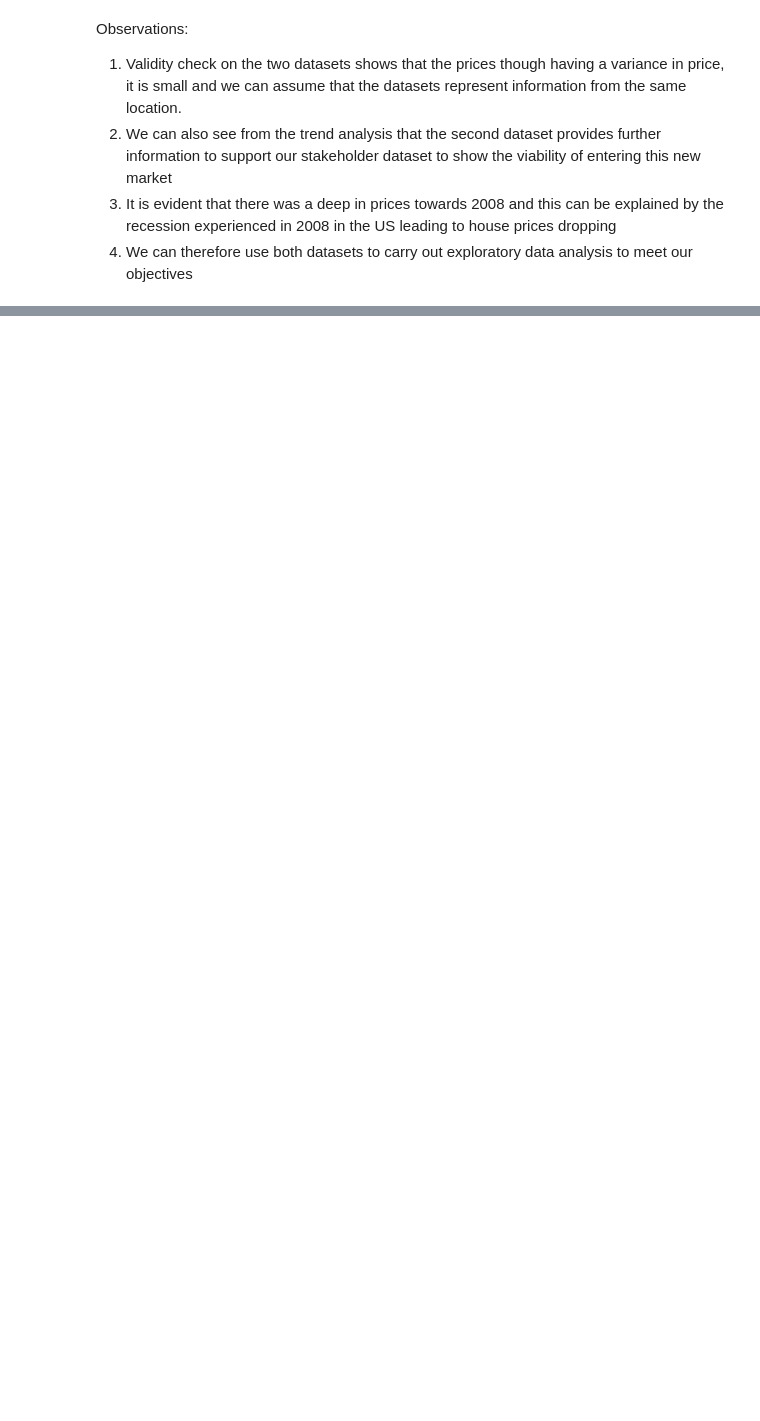
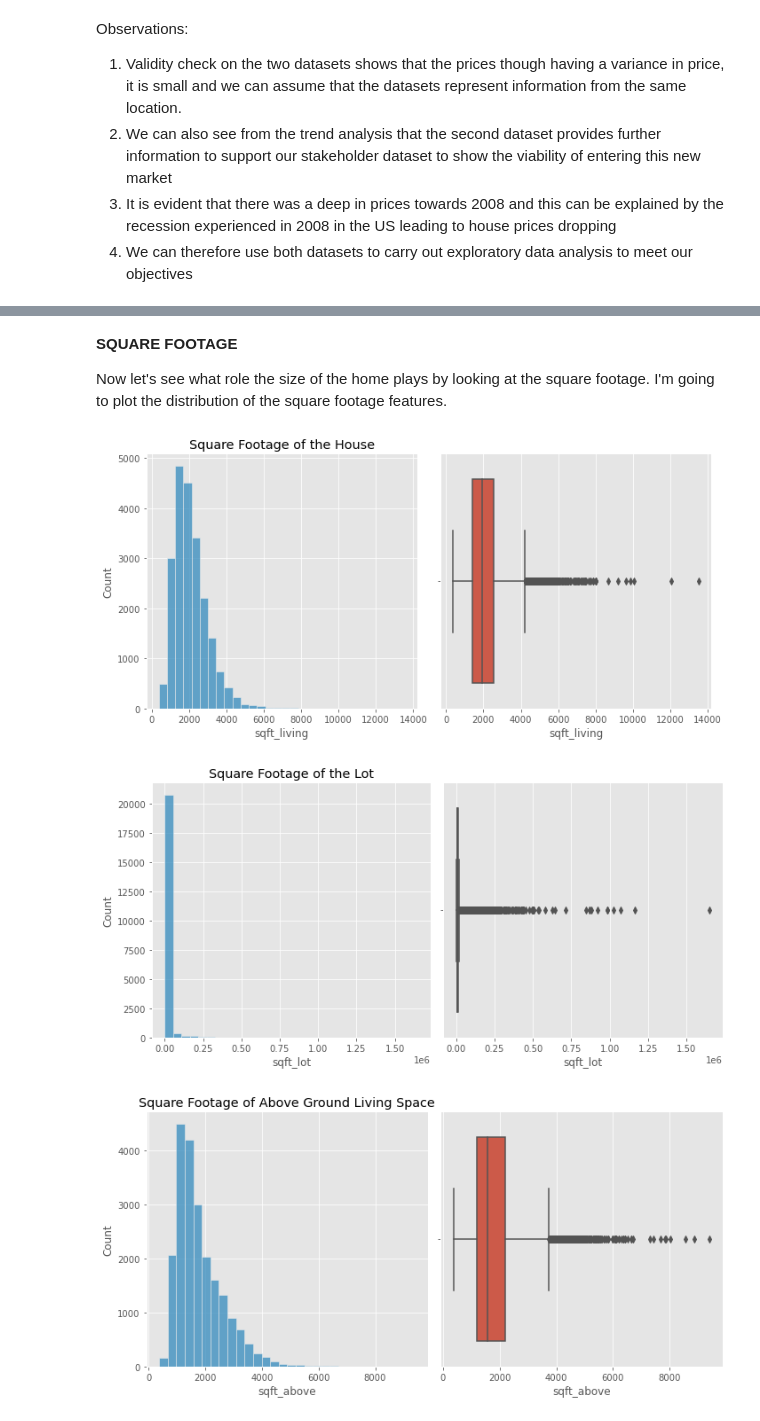
Before and after one commit to Judykoech/Phase2--Group1-Project, a Jupyter notebook: student.ipynb, the cells around one changed output, grey strips where cells are left out. Saved outputs shown, nothing was run; the diff lists cells and outputs as text; code cells hidden in the pictures; blank space fills up the shorter version.

```diff
--- a/student.ipynb
+++ b/student.ipynb
@@ -1092,0 +1457,31 @@ Observations:
+# %% [markdown]
+**SQUARE FOOTAGE**
+
+Now let's see what role the size of the home plays by looking at the square footage. I'm going to plot the distribution of the square footage features.
+# %%
+
+
+# Assuming king_county_df is your DataFrame and it has been properly cleaned and preprocessed
+features = ['sqft_living', 'sqft_lot', 'sqft_above', 'sqft_basement']
+titles = ['Square Footage of the House', 'Square Footage of the Lot',
+          'Square Footage of Above Ground Living Space',
+          'Square Footage of the Basement']
+
+for i, feature in enumerate(features):
+    plt.figure(figsize=(10, 5))
+
+    # Plotting histogram
+    plt.subplot(1, 2, 1)
+    sns.histplot(king_county_df[feature], kde=False, bins=30)
+    plt.title(titles[i])
+
+    # Plotting boxplot
+    plt.subplot(1, 2, 2)
+    sns.boxplot(x=king_county_df[feature])
+
+    plt.tight_layout()
+    plt.show()
+# %% [output]
+[figure, added]
+[figure, added]
+[figure, added]
```
Also changed, not shown: parts of 40 cells of this notebook.
